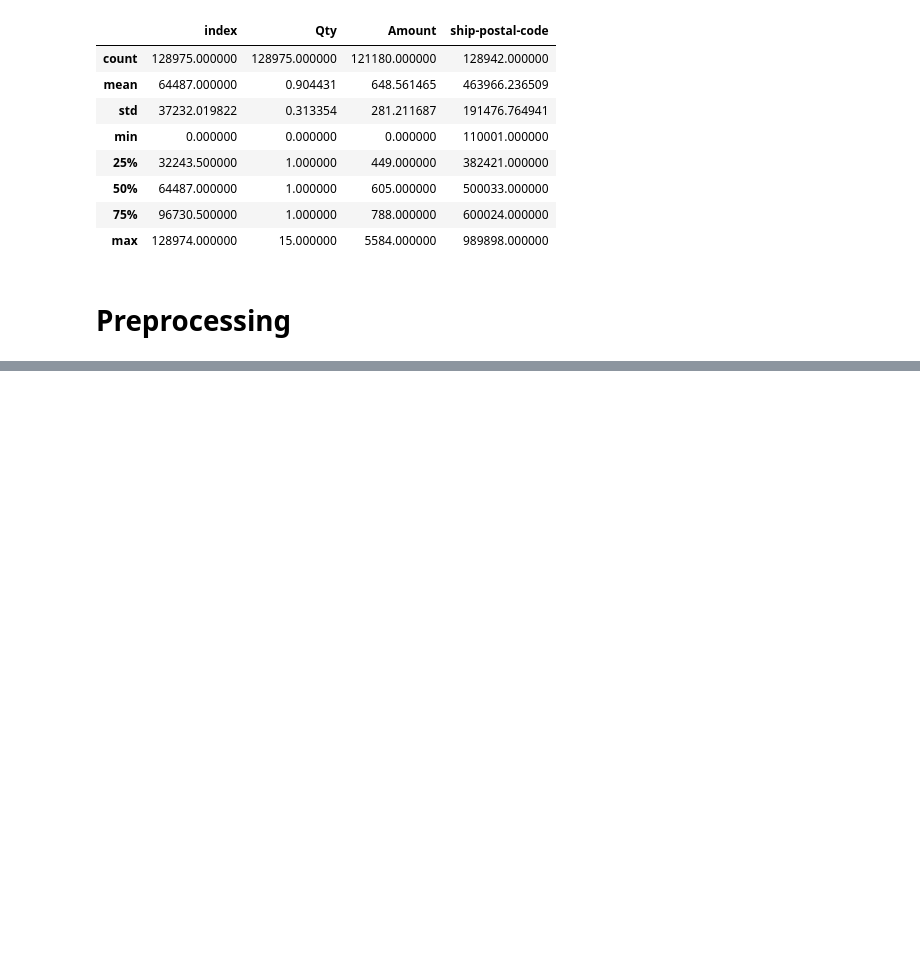
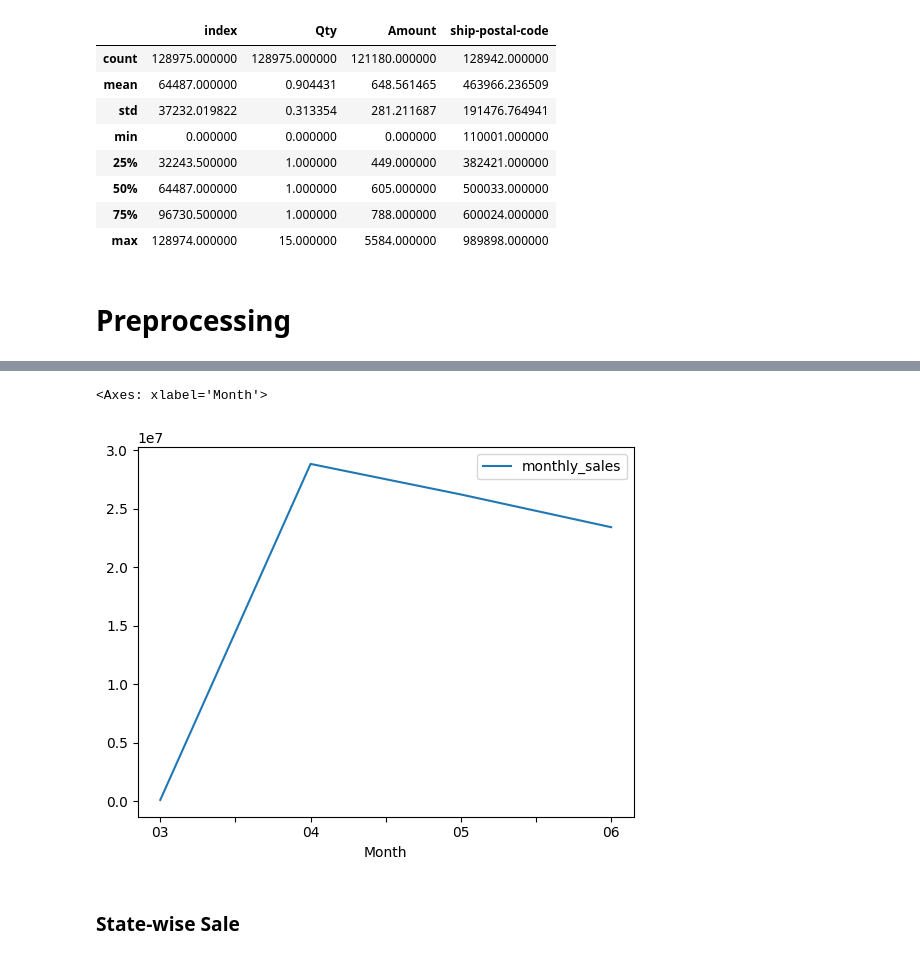
Before and after one commit to RookieCoder12/DevArena-Week-4, a Jupyter notebook: analysis.ipynb, the cells around one changed output, grey strips where cells are left out. Drawn from its saved outputs; the diff is of its cells as text; code cells hidden in the pictures; blank space fills up the shorter version.

```diff
--- a/analysis.ipynb
+++ b/analysis.ipynb
@@ -74,0 +185,36 @@ df.describe()
+# %%
+df_sales[["Month", "Day", "Year"]] = df_sales["Date"].str.split("-", expand=True)
+# %%
+df_sales["ship-state"] = df_sales["ship-state"].str.title()
+# %%
+df_sales["ship-state"] = df_sales["ship-state"].apply(
+    lambda x: "New Delhi" if x == "Delhi" else x
+)
+
+df_sales["ship-state"] = df_sales["ship-state"].apply(
+    lambda x: "Puducherry" if x == "Pondicherry" else x
+)
+
+df_sales["ship-state"] = df_sales["ship-state"].apply(
+    lambda x: "Punjab" if x == "Pb" else x
+)
+
+df_sales["ship-state"] = df_sales["ship-state"].apply(
+    lambda x: "Punjab" if x == "Punjab/Mohali/Zirakpur" else x
+)
+
+df_sales["ship-state"] = df_sales["ship-state"].apply(
+    lambda x: "Nagaland" if x == "Nl" else x
+)
+
+df_sales["ship-state"] = df_sales["ship-state"].apply(
+    lambda x: "Rajasthan" if x == "Rj" else x
+)
+
+df_sales["ship-state"] = df_sales["ship-state"].apply(
+    lambda x: "Rajasthan" if x == "Rajsthan" else x
+)
+
+df_sales["ship-state"] = df_sales["ship-state"].apply(
+    lambda x: "Arunachal Pradesh" if x == "Ar" else x
+)
@@ -74,0 +242,6 @@ df.describe()
+# %%
+df_monthly_sales = df_sales.groupby("Month").agg(
+    monthly_sales = ("Amount", "sum")
+)
+# df_monthly_sales.reset_index(inplace=True)
+df_monthly_sales
@@ -74,0 +255,7 @@ df.describe()
+# %%
+df_monthly_sales.plot(kind="line")
+# %% [output]
+<Axes: xlabel='Month'>
+[figure, added]
+# %% [markdown]
+### State-wise Sale
```
Also changed, not shown: parts of 32 cells of this notebook.
